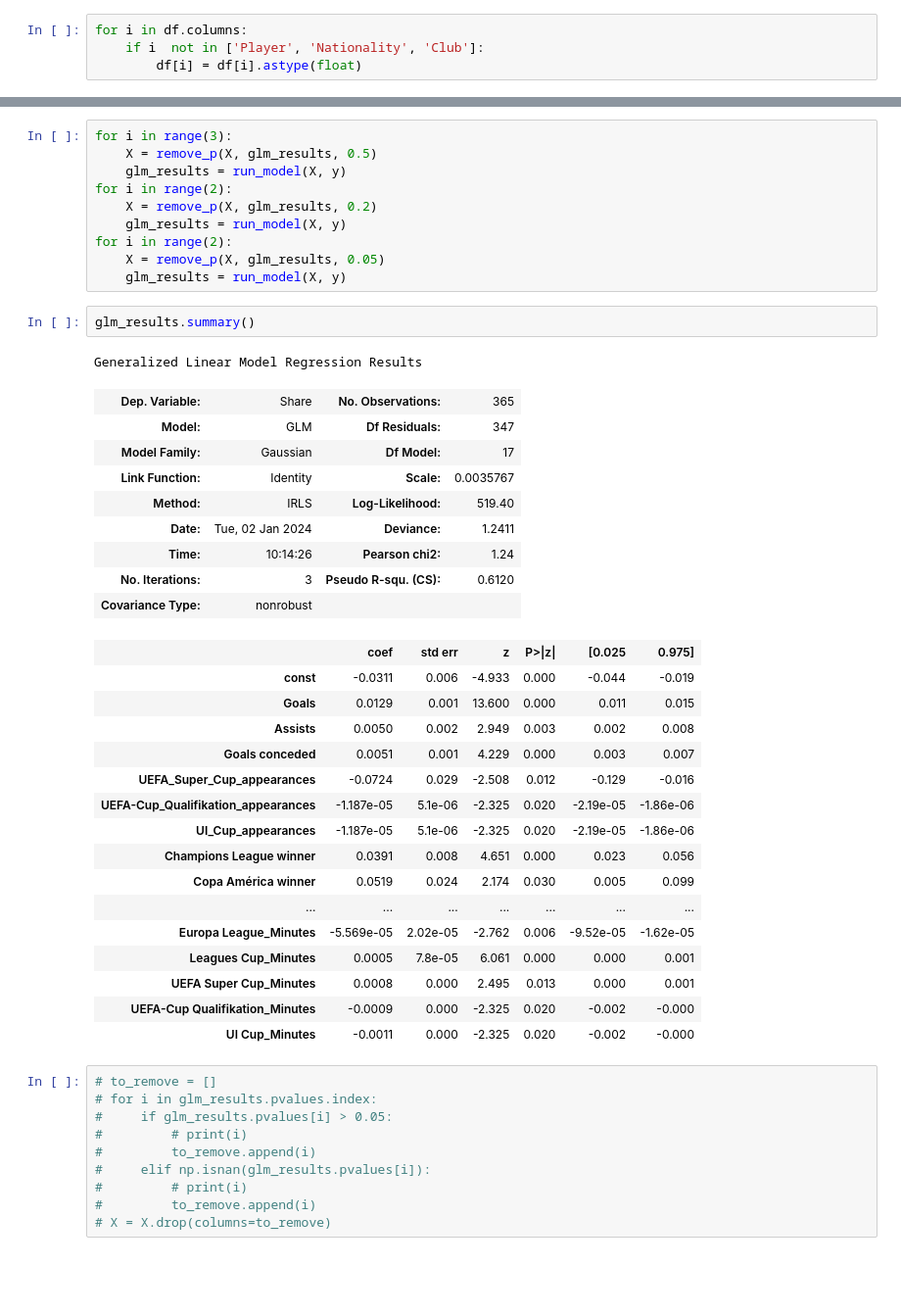
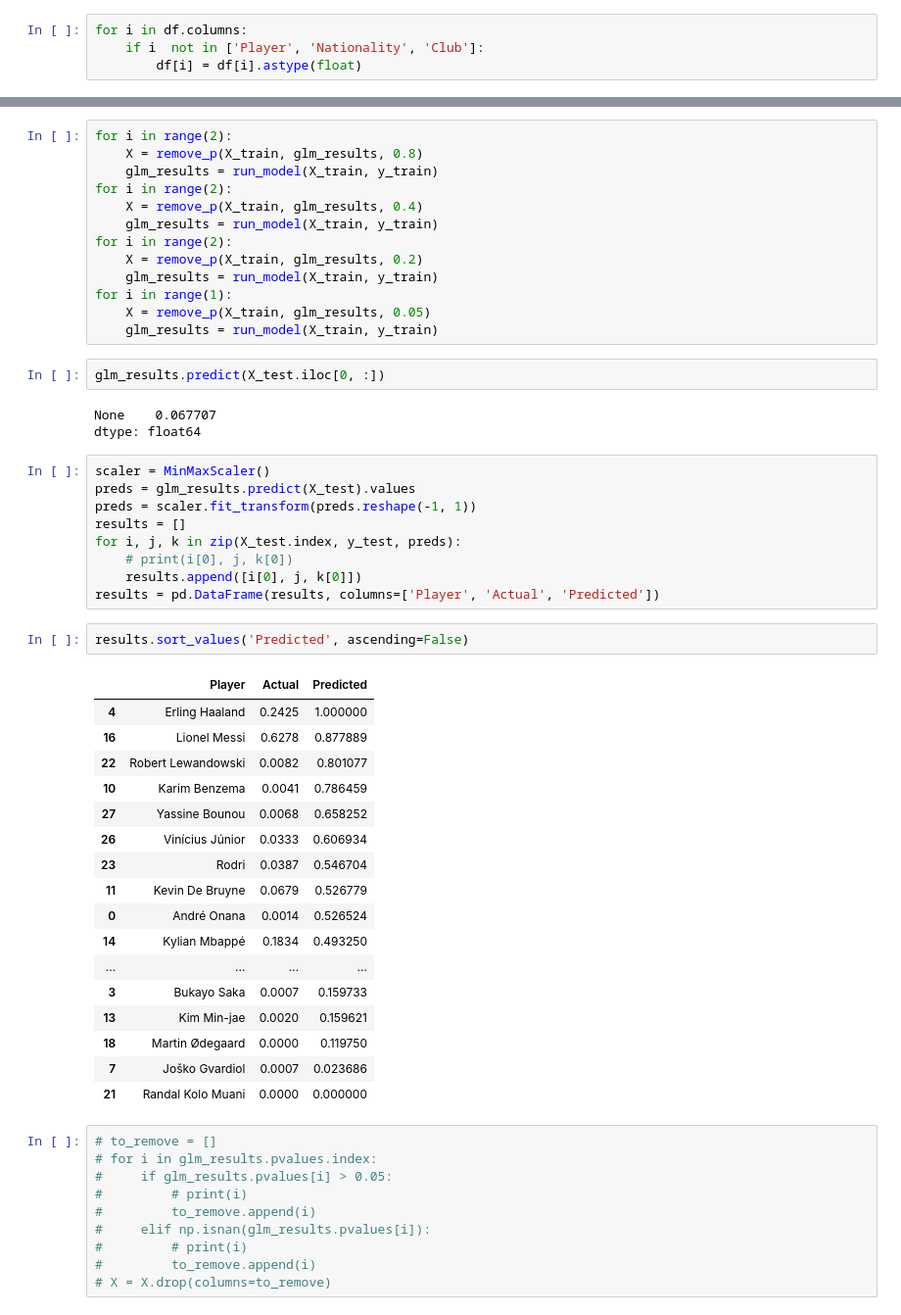
Before and after one commit to TheJarmanitor/outplayed, a Jupyter notebook: notebooks/glm_testing.ipynb, the cells around one changed output, grey strips where cells are left out. Shown at 98% size. Cells and saved outputs as stored; diff of their text form; blank space fills up the shorter version.

Commit message:
Glm model done?

```diff
--- a/notebooks/glm_testing.ipynb
+++ b/notebooks/glm_testing.ipynb
@@ -80,42 +139,50 @@ glm_results = glm.fit()
 # %%
-for i in range(3):
-    X = remove_p(X, glm_results, 0.5)
-    glm_results = run_model(X, y)
 for i in range(2):
-    X = remove_p(X, glm_results, 0.2)
-    glm_results = run_model(X, y)
+    X = remove_p(X_train, glm_results, 0.8)
+    glm_results = run_model(X_train, y_train)
 for i in range(2):
-    X = remove_p(X, glm_results, 0.05)
-    glm_results = run_model(X, y)
+    X = remove_p(X_train, glm_results, 0.4)
+    glm_results = run_model(X_train, y_train)
+for i in range(2):
+    X = remove_p(X_train, glm_results, 0.2)
+    glm_results = run_model(X_train, y_train)
+for i in range(1):
+    X = remove_p(X_train, glm_results, 0.05)
+    glm_results = run_model(X_train, y_train)
-# %%
-glm_results.summary()
-# %% [output]
-Generalized Linear Model Regression Results
-| Dep. Variable: | Share | No. Observations: | 365 |
-| Model: | GLM | Df Residuals: | 347 |
-| Model Family: | Gaussian | Df Model: | 17 |
-| Link Function: | Identity | Scale: | 0.0035767 |
-| Method: | IRLS | Log-Likelihood: | 519.40 |
-| Date: | Tue, 02 Jan 2024 | Deviance: | 1.2411 |
-| Time: | 10:14:26 | Pearson chi2: | 1.24 |
-| No. Iterations: | 3 | Pseudo R-squ. (CS): | 0.6120 |
-| Covariance Type: | nonrobust |  |  |
-|  | coef | std err | z | P>|z| | [0.025 | 0.975] |
-| const | -0.0311 | 0.006 | -4.933 | 0.000 | -0.044 | -0.019 |
-| Goals | 0.0129 | 0.001 | 13.600 | 0.000 | 0.011 | 0.015 |
-| Assists | 0.0050 | 0.002 | 2.949 | 0.003 | 0.002 | 0.008 |
-| Goals conceded | 0.0051 | 0.001 | 4.229 | 0.000 | 0.003 | 0.007 |
-| UEFA_Super_Cup_appearances | -0.0724 | 0.029 | -2.508 | 0.012 | -0.129 | -0.016 |
-| UEFA-Cup_Qualifikation_appearances | -1.187e-05 | 5.1e-06 | -2.325 | 0.020 | -2.19e-05 | -1.86e-06 |
-| UI_Cup_appearances | -1.187e-05 | 5.1e-06 | -2.325 | 0.020 | -2.19e-05 | -1.86e-06 |
-| Champions League winner | 0.0391 | 0.008 | 4.651 | 0.000 | 0.023 | 0.056 |
-| Copa América winner | 0.0519 | 0.024 | 2.174 | 0.030 | 0.005 | 0.099 |
-| ... | ... | ... | ... | ... | ... | ... |
-| Europa League_Minutes | -5.569e-05 | 2.02e-05 | -2.762 | 0.006 | -9.52e-05 | -1.62e-05 |
-| Leagues Cup_Minutes | 0.0005 | 7.8e-05 | 6.061 | 0.000 | 0.000 | 0.001 |
-| UEFA Super Cup_Minutes | 0.0008 | 0.000 | 2.495 | 0.013 | 0.000 | 0.001 |
-| UEFA-Cup Qualifikation_Minutes | -0.0009 | 0.000 | -2.325 | 0.020 | -0.002 | -0.000 |
-| UI Cup_Minutes | -0.0011 | 0.000 | -2.325 | 0.020 | -0.002 | -0.000 |
+# %%
+glm_results.predict(X_test.iloc[0, :])
+# %% [output]
+None    0.067707
+dtype: float64
+# %%
+scaler = MinMaxScaler()
+preds = glm_results.predict(X_test).values
+preds = scaler.fit_transform(preds.reshape(-1, 1))
+results = []
+for i, j, k in zip(X_test.index, y_test, preds):
+    # print(i[0], j, k[0])
+    results.append([i[0], j, k[0]])
+results = pd.DataFrame(results, columns=['Player', 'Actual', 'Predicted'])
+# %%
+results.sort_values('Predicted', ascending=False)
+# %% [output]
+|  | Player | Actual | Predicted |
+| 4 | Erling Haaland | 0.2425 | 1.000000 |
+| 16 | Lionel Messi | 0.6278 | 0.877889 |
+| 22 | Robert Lewandowski | 0.0082 | 0.801077 |
+| 10 | Karim Benzema | 0.0041 | 0.786459 |
+| 27 | Yassine Bounou | 0.0068 | 0.658252 |
+| 26 | Vinícius Júnior | 0.0333 | 0.606934 |
+| 23 | Rodri | 0.0387 | 0.546704 |
+| 11 | Kevin De Bruyne | 0.0679 | 0.526779 |
+| 0 | André Onana | 0.0014 | 0.526524 |
+| 14 | Kylian Mbappé | 0.1834 | 0.493250 |
+| ... | ... | ... | ... |
+| 3 | Bukayo Saka | 0.0007 | 0.159733 |
+| 13 | Kim Min-jae | 0.0020 | 0.159621 |
+| 18 | Martin Ødegaard | 0.0000 | 0.119750 |
+| 7 | Joško Gvardiol | 0.0007 | 0.023686 |
+| 21 | Randal Kolo Muani | 0.0000 | 0.000000 |
 # %%
 # to_remove = []
 # for i in glm_results.pvalues.index:
```
Also changed, not shown: parts of 9 cells of this notebook.
